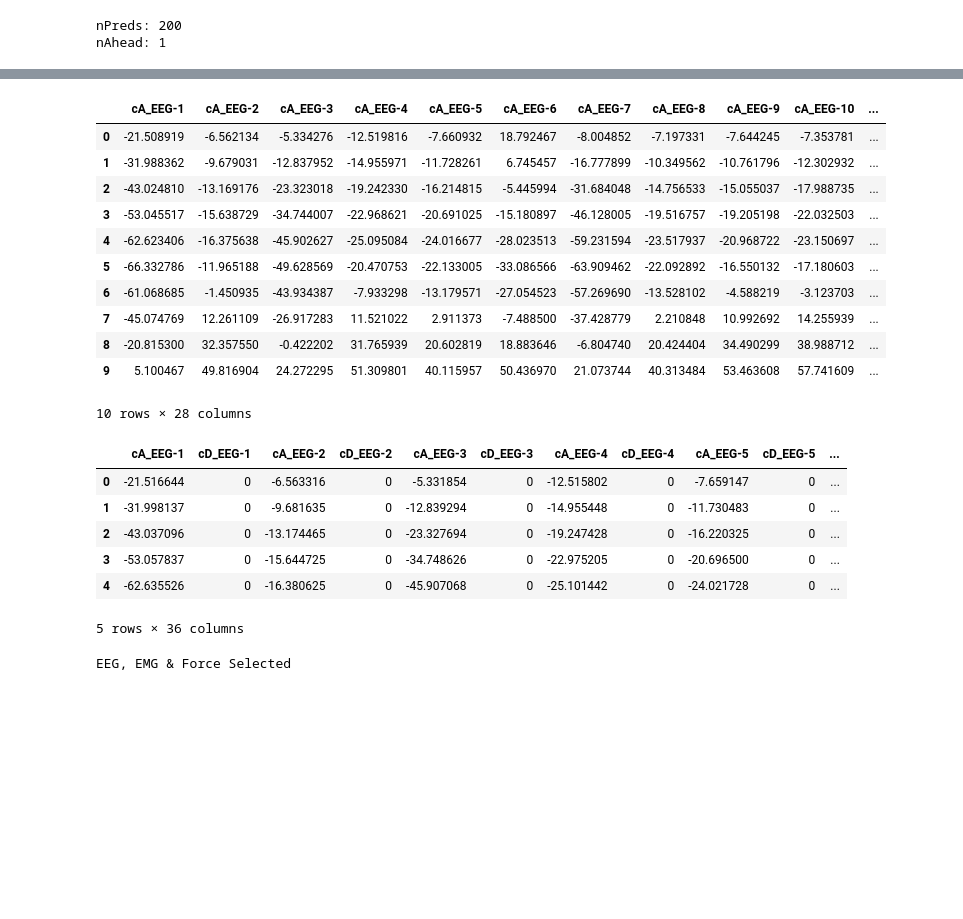
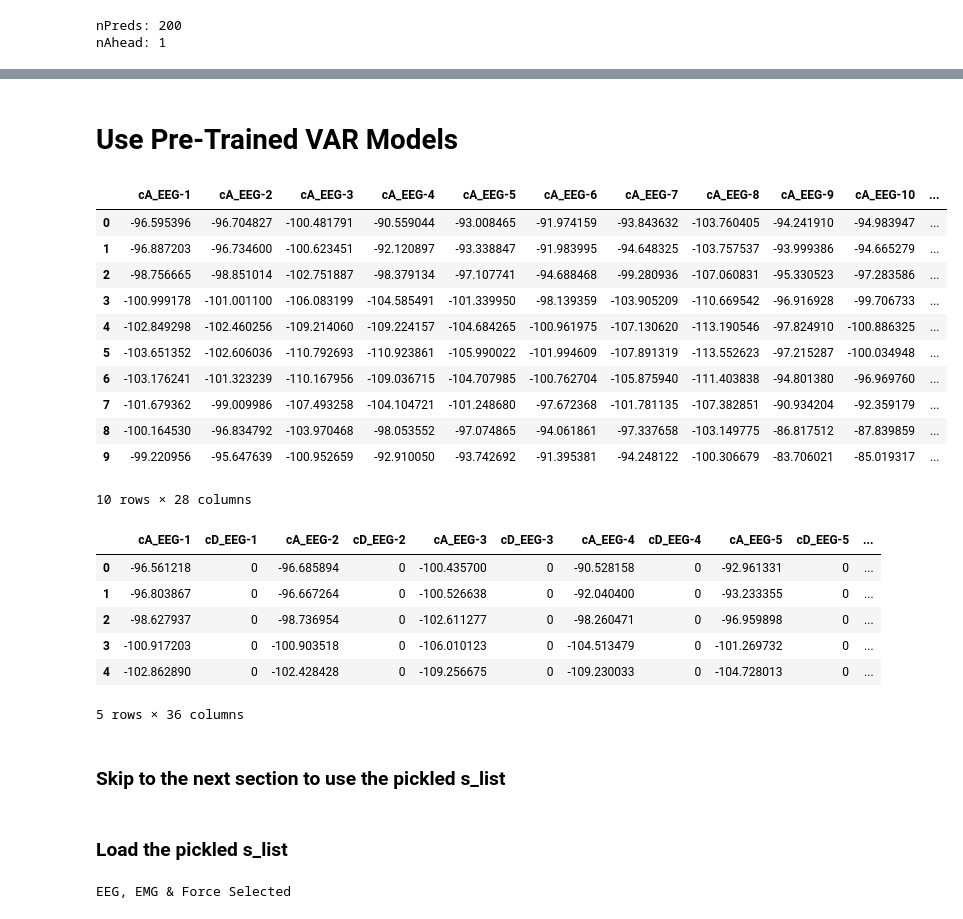
Before and after one commit to andac-demir/HapticsDynamicSystemIdentification, a Jupyter notebook: spectralAnalysis.ipynb, the cells around one changed output, grey strips where cells are left out. Cells and saved outputs as stored; diff of their text form; code cells hidden in the pictures; blank space fills up the shorter version.

```diff
--- a/spectralAnalysis.ipynb
+++ b/spectralAnalysis.ipynb
@@ -698,3 +692,6 @@ tk.mainloop()
 # %% [output]
 nPreds: 200
 nAhead: 1
+# %%
+P = 5 # optimal lag order based on BIC plots
+use_saved = True
@@ -701,6 +700,4 @@ nAhead: 1
 # %%
-P = 5 # optimal lag order based on BIC plots
-use_saved = false
 # Use these figures by default:
 # nPreds = 200 number of samples to be predicted one-by-one
 # nAhead = 1 number of samples to be predicted at results.forecast case
@@ -777,28 +766,30 @@ if use_saved == False:
+# %% [markdown]
+# Use Pre-Trained VAR Models
 # %%
 if use_saved == True:
-    forecasted_all = np.load('VARResults/forecasted_all.npy')
-    forecasted_eeg = np.load('VARResults/forecasted_eeg.npy')
-    forecasted_emg = np.load('VARResults/forecasted_emg.npy')
-    forecasted_force = np.load('VARResults/forecasted_force.npy')
-    forecasted_eegforce = np.load('VARResults/forecasted_eegforce.npy')
-    forecasted_eegemg = np.load('VARResults/forecasted_eegemg.npy')
-    forecasted_emgforce = np.load('VARResults/forecasted_emgforce.npy')
+    forecasted_all = np.load('VARResults/forecasted_all.npy', allow_pickle=True)
+    forecasted_eeg = np.load('VARResults/forecasted_eeg.npy', allow_pickle=True)
+    forecasted_emg = np.load('VARResults/forecasted_emg.npy', allow_pickle=True)
+    forecasted_force = np.load('VARResults/forecasted_force.npy', allow_pickle=True)
+    forecasted_eegforce = np.load('VARResults/forecasted_eegforce.npy', allow_pickle=True)
+    forecasted_eegemg = np.load('VARResults/forecasted_eegemg.npy', allow_pickle=True)
+    forecasted_emgforce = np.load('VARResults/forecasted_emgforce.npy', allow_pickle=True)
 
 participant = 0
 trial_id = 0
 forecasted_all[participant][trial_id].head(10)
 # %% [output]
 |  | cA_EEG-1 | cA_EEG-2 | cA_EEG-3 | cA_EEG-4 | cA_EEG-5 | cA_EEG-6 | cA_EEG-7 | cA_EEG-8 | cA_EEG-9 | cA_EEG-10 | ... |
-| 0 | -21.508919 | -6.562134 | -5.334276 | -12.519816 | -7.660932 | 18.792467 | -8.004852 | -7.197331 | -7.644245 | -7.353781 | ... |
-| 1 | -31.988362 | -9.679031 | -12.837952 | -14.955971 | -11.728261 | 6.745457 | -16.777899 | -10.349562 | -10.761796 | -12.302932 | ... |
-| 2 | -43.024810 | -13.169176 | -23.323018 | -19.242330 | -16.214815 | -5.445994 | -31.684048 | -14.756533 | -15.055037 | -17.988735 | ... |
-| 3 | -53.045517 | -15.638729 | -34.744007 | -22.968621 | -20.691025 | -15.180897 | -46.128005 | -19.516757 | -19.205198 | -22.032503 | ... |
-| 4 | -62.623406 | -16.375638 | -45.902627 | -25.095084 | -24.016677 | -28.023513 | -59.231594 | -23.517937 | -20.968722 | -23.150697 | ... |
-| 5 | -66.332786 | -11.965188 | -49.628569 | -20.470753 | -22.133005 | -33.086566 | -63.909462 | -22.092892 | -16.550132 | -17.180603 | ... |
-| 6 | -61.068685 | -1.450935 | -43.934387 | -7.933298 | -13.179571 | -27.054523 | -57.269690 | -13.528102 | -4.588219 | -3.123703 | ... |
-| 7 | -45.074769 | 12.261109 | -26.917283 | 11.521022 | 2.911373 | -7.488500 | -37.428779 | 2.210848 | 10.992692 | 14.255939 | ... |
-| 8 | -20.815300 | 32.357550 | -0.422202 | 31.765939 | 20.602819 | 18.883646 | -6.804740 | 20.424404 | 34.490299 | 38.988712 | ... |
-| 9 | 5.100467 | 49.816904 | 24.272295 | 51.309801 | 40.115957 | 50.436970 | 21.073744 | 40.313484 | 53.463608 | 57.741609 | ... |
+| 0 | -96.595396 | -96.704827 | -100.481791 | -90.559044 | -93.008465 | -91.974159 | -93.843632 | -103.760405 | -94.241910 | -94.983947 | ... |
+| 1 | -96.887203 | -96.734600 | -100.623451 | -92.120897 | -93.338847 | -91.983995 | -94.648325 | -103.757537 | -93.999386 | -94.665279 | ... |
+| 2 | -98.756665 | -98.851014 | -102.751887 | -98.379134 | -97.107741 | -94.688468 | -99.280936 | -107.060831 | -95.330523 | -97.283586 | ... |
+| 3 | -100.999178 | -101.001100 | -106.083199 | -104.585491 | -101.339950 | -98.139359 | -103.905209 | -110.669542 | -96.916928 | -99.706733 | ... |
+| 4 | -102.849298 | -102.460256 | -109.214060 | -109.224157 | -104.684265 | -100.961975 | -107.130620 | -113.190546 | -97.824910 | -100.886325 | ... |
+| 5 | -103.651352 | -102.606036 | -110.792693 | -110.923861 | -105.990022 | -101.994609 | -107.891319 | -113.552623 | -97.215287 | -100.034948 | ... |
+| 6 | -103.176241 | -101.323239 | -110.167956 | -109.036715 | -104.707985 | -100.762704 | -105.875940 | -111.403838 | -94.801380 | -96.969760 | ... |
+| 7 | -101.679362 | -99.009986 | -107.493258 | -104.104721 | -101.248680 | -97.672368 | -101.781135 | -107.382851 | -90.934204 | -92.359179 | ... |
+| 8 | -100.164530 | -96.834792 | -103.970468 | -98.053552 | -97.074865 | -94.061861 | -97.337658 | -103.149775 | -86.817512 | -87.839859 | ... |
+| 9 | -99.220956 | -95.647639 | -100.952659 | -92.910050 | -93.742692 | -91.395381 | -94.248122 | -100.306679 | -83.706021 | -85.019317 | ... |
 10 rows × 28 columns
 # %%
 # Add to the forecasted dataframes detail coefficients of eeg
@@ -825,12 +816,14 @@ f_list = [forecasted_eeg, forecasted_emg, forecasted_force, forecasted_eegemg,
 forecasted_eegemg[participant][trial_id].head(5)
 # %% [output]
 |  | cA_EEG-1 | cD_EEG-1 | cA_EEG-2 | cD_EEG-2 | cA_EEG-3 | cD_EEG-3 | cA_EEG-4 | cD_EEG-4 | cA_EEG-5 | cD_EEG-5 | ... |
-| 0 | -21.516644 | 0 | -6.563316 | 0 | -5.331854 | 0 | -12.515802 | 0 | -7.659147 | 0 | ... |
-| 1 | -31.998137 | 0 | -9.681635 | 0 | -12.839294 | 0 | -14.955448 | 0 | -11.730483 | 0 | ... |
-| 2 | -43.037096 | 0 | -13.174465 | 0 | -23.327694 | 0 | -19.247428 | 0 | -16.220325 | 0 | ... |
-| 3 | -53.057837 | 0 | -15.644725 | 0 | -34.748626 | 0 | -22.975205 | 0 | -20.696500 | 0 | ... |
-| 4 | -62.635526 | 0 | -16.380625 | 0 | -45.907068 | 0 | -25.101442 | 0 | -24.021728 | 0 | ... |
+| 0 | -96.561218 | 0 | -96.685894 | 0 | -100.435700 | 0 | -90.528158 | 0 | -92.961331 | 0 | ... |
+| 1 | -96.803867 | 0 | -96.667264 | 0 | -100.526638 | 0 | -92.040400 | 0 | -93.233355 | 0 | ... |
+| 2 | -98.627937 | 0 | -98.736954 | 0 | -102.611277 | 0 | -98.260471 | 0 | -96.959898 | 0 | ... |
+| 3 | -100.917203 | 0 | -100.903518 | 0 | -106.010123 | 0 | -104.513479 | 0 | -101.269732 | 0 | ... |
+| 4 | -102.862890 | 0 | -102.428428 | 0 | -109.256675 | 0 | -109.230033 | 0 | -104.728013 | 0 | ... |
 5 rows × 36 columns
+# %% [markdown]
+### Skip to the next section to use the pickled s_list
 # %%
 eeg_ind = list(range(0,14))
 emg_ind = list(range(14,18))
@@ -864,0 +861,2 @@ for f,c in zip(f_list, c_list):
+# %% [markdown]
+### Load the pickled s_list
```
Also changed, not shown: parts of 28 cells of this notebook.
